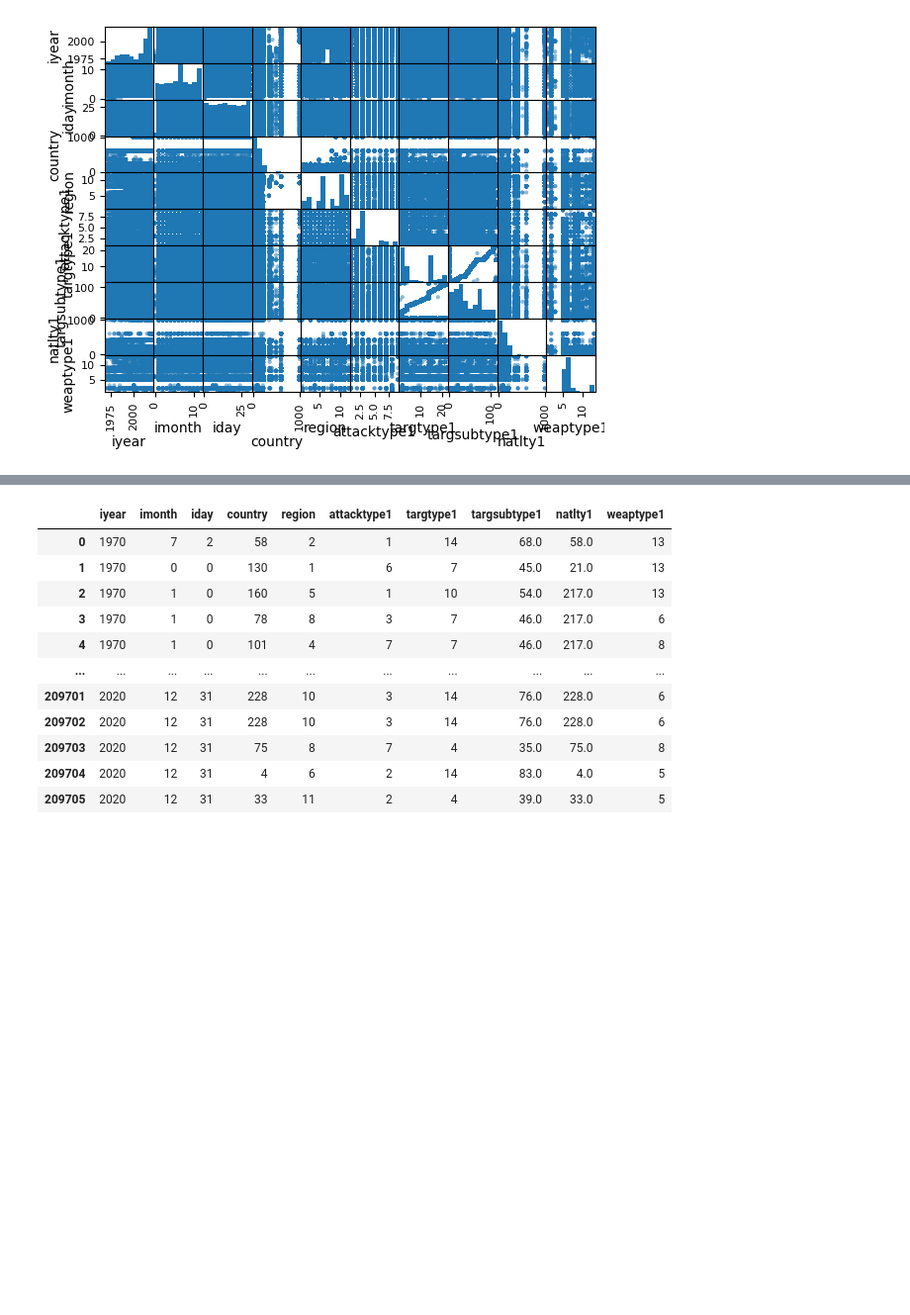
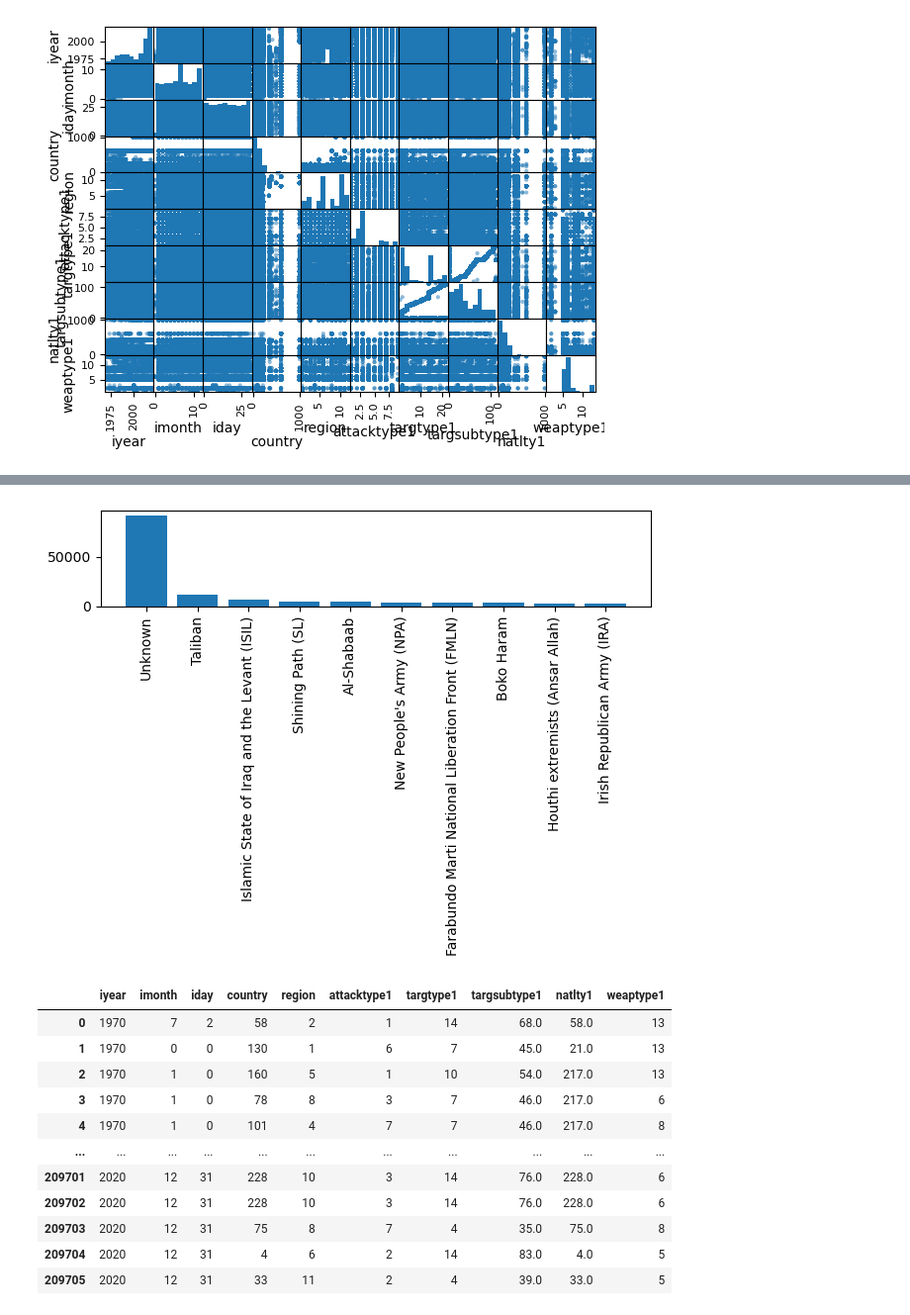
Before and after one commit to Jamison5/final_capstone, a Jupyter notebook: notebooks/test_notebook.ipynb, the cells around one changed output, grey strips where cells are left out. Shown: that part at 99% size. Saved outputs shown, nothing was run; the diff lists cells and outputs as text; code cells hidden in the pictures; blank space fills up the shorter version.

```diff
--- a/notebooks/test_notebook.ipynb
+++ b/notebooks/test_notebook.ipynb
@@ -219,3 +272,10 @@ array([[<Axes: xlabel='iyear', ylabel='iyear'>,
+# %%
+most_active_groups = gtd_df2['gname'].value_counts().nlargest(10)
+plt.bar(most_active_groups.index, most_active_groups.values)
+plt.xticks(rotation=90)
+plt.tight_layout()
+# %% [output]
+[figure, added]
 # %%
 gtd_df3 = gtd_df2.drop(gtd_df2.select_dtypes(include=['object']), axis=1)
 # %%
```
Also changed, not shown: parts of 21 cells of this notebook.
